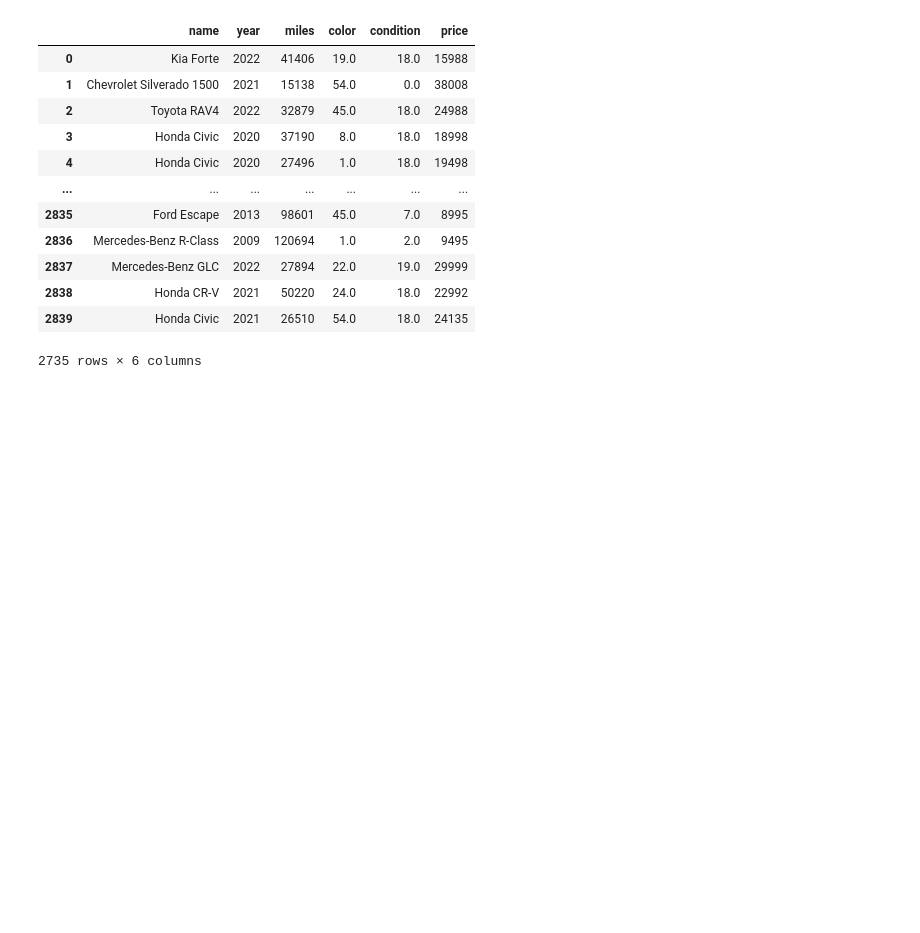
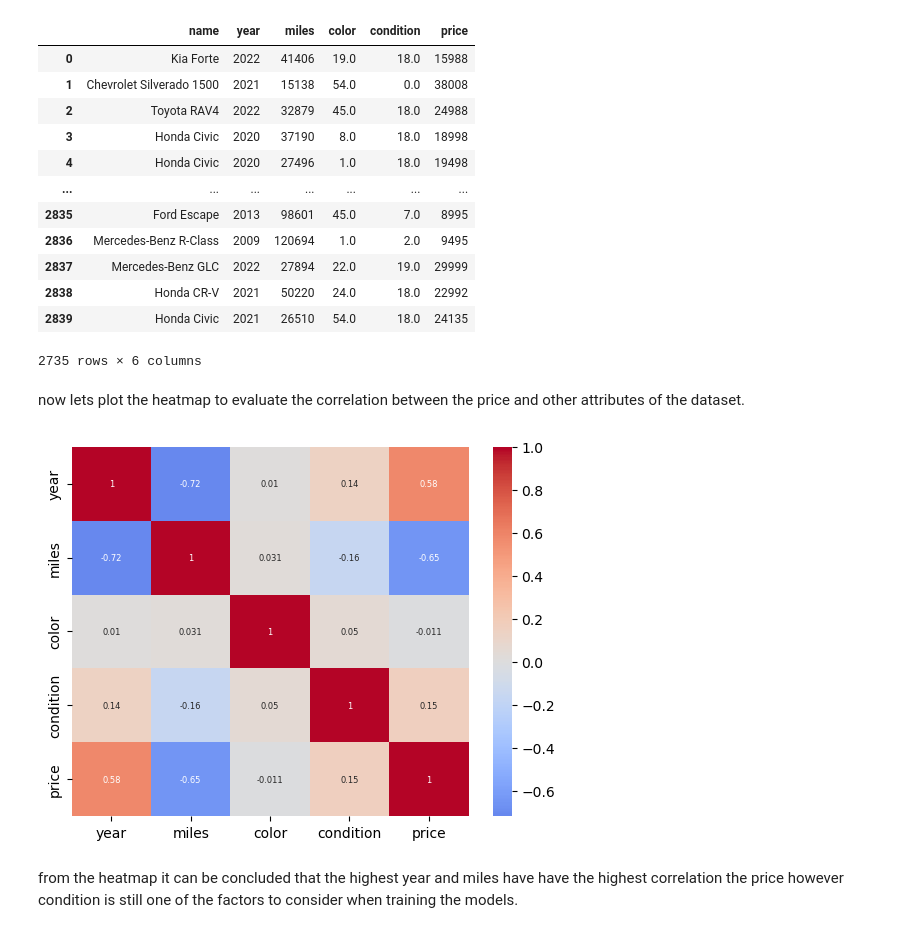
Before and after one commit to Amir-Shahriari/Car_Prices_Prediction, a Jupyter notebook: Car price prediction.ipynb, the cells around one changed output. Drawn from its saved outputs; the diff is of its cells as text; code cells hidden in the pictures; blank space fills up the shorter version.

Commit message:
plotted the heatmap

```diff
--- a/Car price prediction.ipynb
+++ b/Car price prediction.ipynb
@@ -119,3 +121,14 @@ dataset
 | 2838 | Honda CR-V | 2021 | 50220 | 24.0 | 18.0 | 22992 |
 | 2839 | Honda Civic | 2021 | 26510 | 54.0 | 18.0 | 24135 |
 2735 rows × 6 columns
+# %% [markdown]
+now lets plot the heatmap to evaluate the correlation between the price and other attributes of the dataset.
+# %%
+datasett = dataset.copy().drop(columns=['name'])
+corr = datasett.corr()
+sns.heatmap(corr, annot = True, cmap="coolwarm", center = 0, annot_kws= {"size": 6})
+plt.show()
+# %% [output]
+[figure, added]
+# %% [markdown]
+from the heatmap it can be concluded that the highest year and miles have have the highest correlation the price however condition is still one of the factors to consider when training the models.
```
Also changed, not shown: parts of 2 cells of this notebook.
